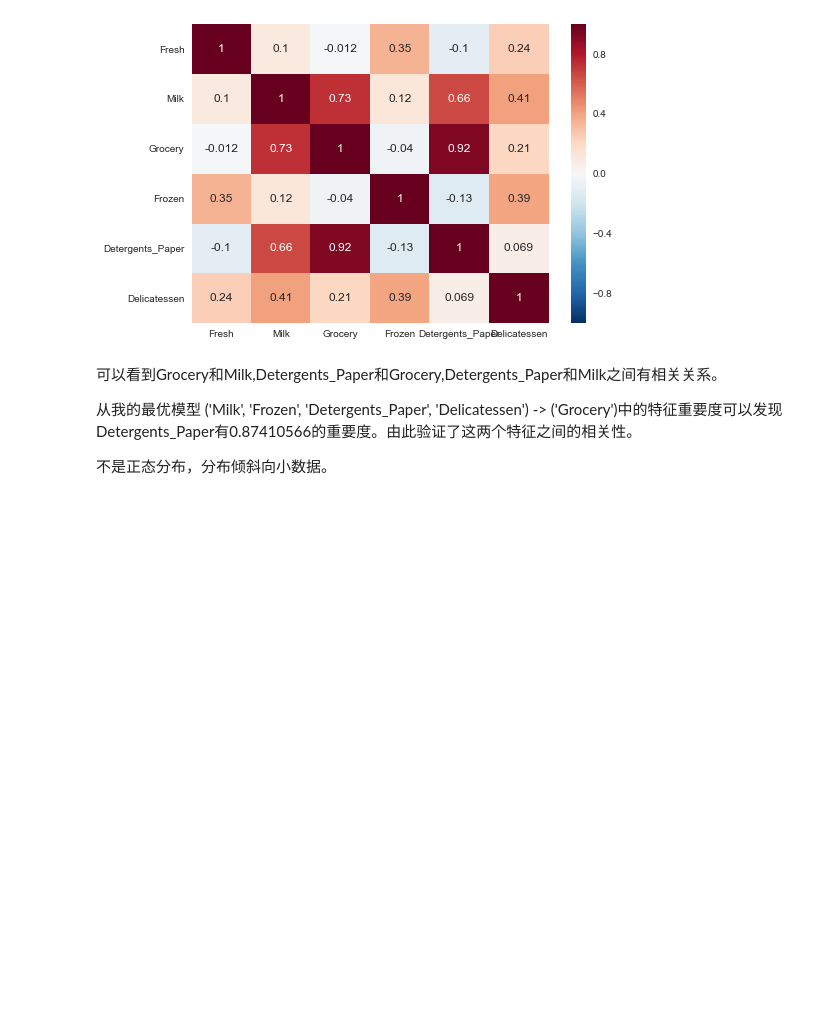
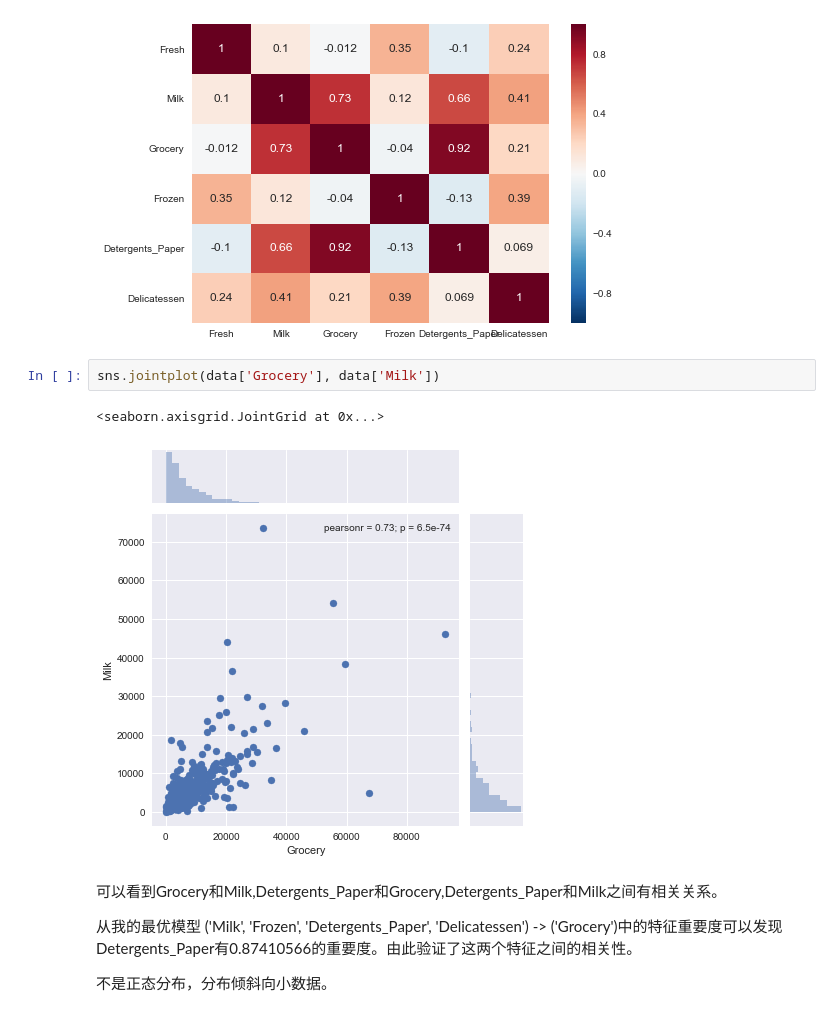
Before and after one commit to KIDJourney/creating_customer_segments, a Jupyter notebook: customer_segments.ipynb, the cells around one changed output. Saved outputs shown, nothing was run; the diff lists cells and outputs as text; blank space fills up the shorter version.

```diff
--- a/customer_segments.ipynb
+++ b/customer_segments.ipynb
@@ -194,6 +194,11 @@ sns.heatmap(data.corr(), annot=True)
 # %% [output]
 <matplotlib.axes._subplots.AxesSubplot at 0x...>
 [figure]
+# %%
+sns.jointplot(data['Grocery'], data['Milk'])
+# %% [output]
+<seaborn.axisgrid.JointGrid at 0x...>
+[figure, added]
 # %% [markdown]
 可以看到Grocery和Milk,Detergents_Paper和Grocery,Detergents_Paper和Milk之间有相关关系。
 
```
